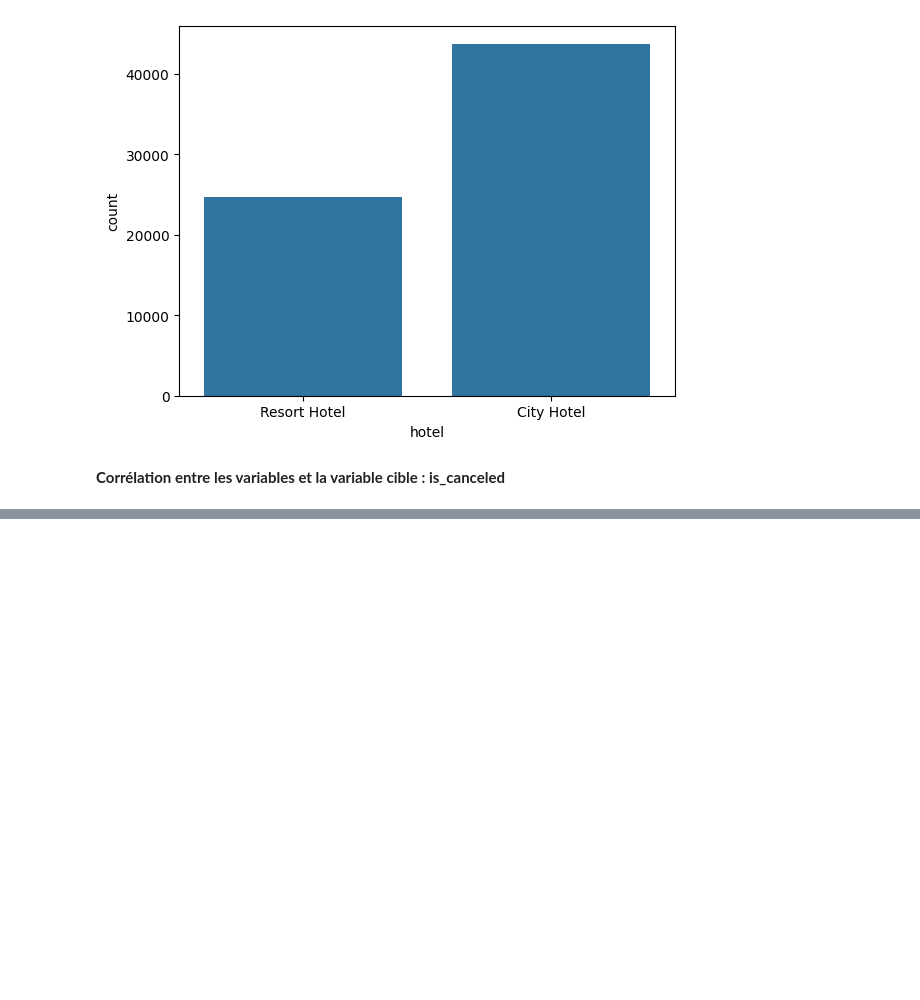
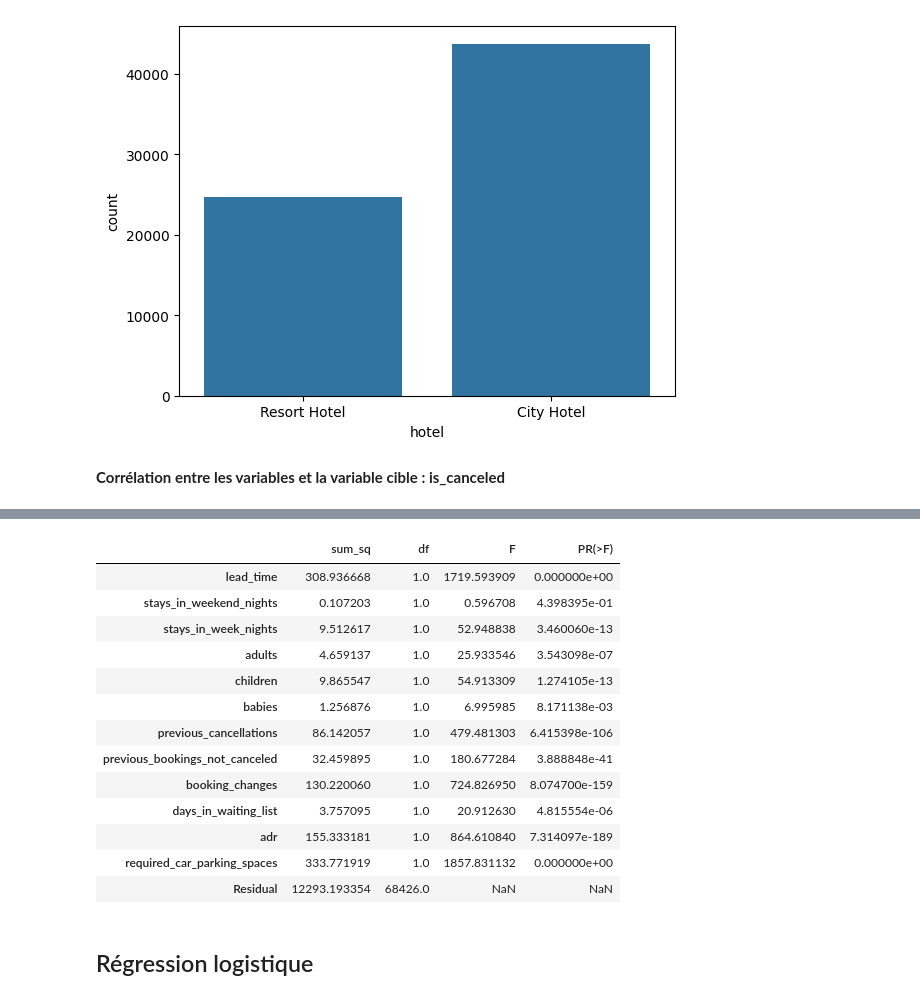
Before and after one commit to Augustin0412/projet_poster_M2, a Jupyter notebook: Python/Analyse2_AH.ipynb, the cells around one changed output, grey strips where cells are left out. Drawn from its saved outputs; the diff is of its cells as text; code cells hidden in the pictures; blank space fills up the shorter version.

```diff
--- a/Python/Analyse2_AH.ipynb
+++ b/Python/Analyse2_AH.ipynb
@@ -456,0 +510,27 @@ AttributeError: module 'matplotlib' has no attribute 'bar'
+# %%
+from statsmodels.formula.api import ols
+
+import statsmodels.api as sm
+# Create the ANOVA model
+model = ols('is_canceled ~ lead_time + stays_in_weekend_nights + stays_in_week_nights + adults + children + babies + previous_cancellations + previous_bookings_not_canceled + booking_changes + days_in_waiting_list + adr + required_car_parking_spaces', data=df).fit()
+
+# Perform the ANOVA test
+anova_table = sm.stats.anova_lm(model, typ=2)
+anova_table
+# %% [output]
+|  | sum_sq | df | F | PR(>F) |
+| lead_time | 308.936668 | 1.0 | 1719.593909 | 0.000000e+00 |
+| stays_in_weekend_nights | 0.107203 | 1.0 | 0.596708 | 4.398395e-01 |
+| stays_in_week_nights | 9.512617 | 1.0 | 52.948838 | 3.460060e-13 |
+| adults | 4.659137 | 1.0 | 25.933546 | 3.543098e-07 |
+| children | 9.865547 | 1.0 | 54.913309 | 1.274105e-13 |
+| babies | 1.256876 | 1.0 | 6.995985 | 8.171138e-03 |
+| previous_cancellations | 86.142057 | 1.0 | 479.481303 | 6.415398e-106 |
+| previous_bookings_not_canceled | 32.459895 | 1.0 | 180.677284 | 3.888848e-41 |
+| booking_changes | 130.220060 | 1.0 | 724.826950 | 8.074700e-159 |
+| days_in_waiting_list | 3.757095 | 1.0 | 20.912630 | 4.815554e-06 |
+| adr | 155.333181 | 1.0 | 864.610840 | 7.314097e-189 |
+| required_car_parking_spaces | 333.771919 | 1.0 | 1857.831132 | 0.000000e+00 |
+| Residual | 12293.193354 | 68426.0 | NaN | NaN |
+# %% [markdown]
+## Régression logistique
```
Also changed, not shown: parts of 14 cells of this notebook, 3 other files.
